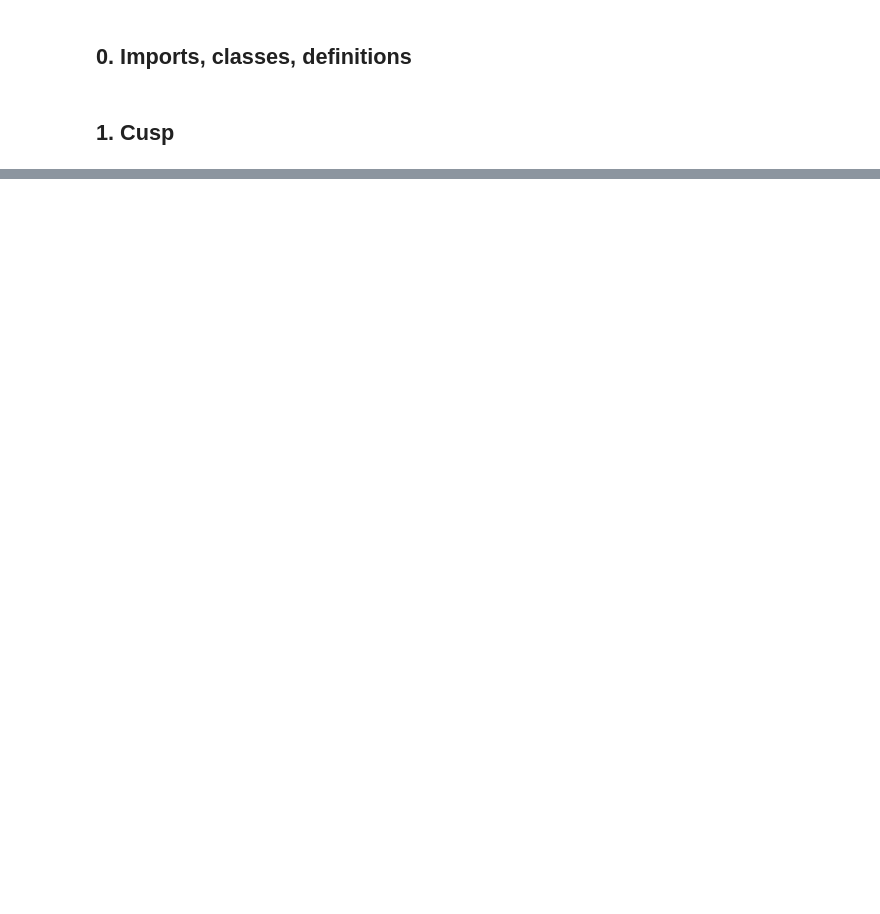
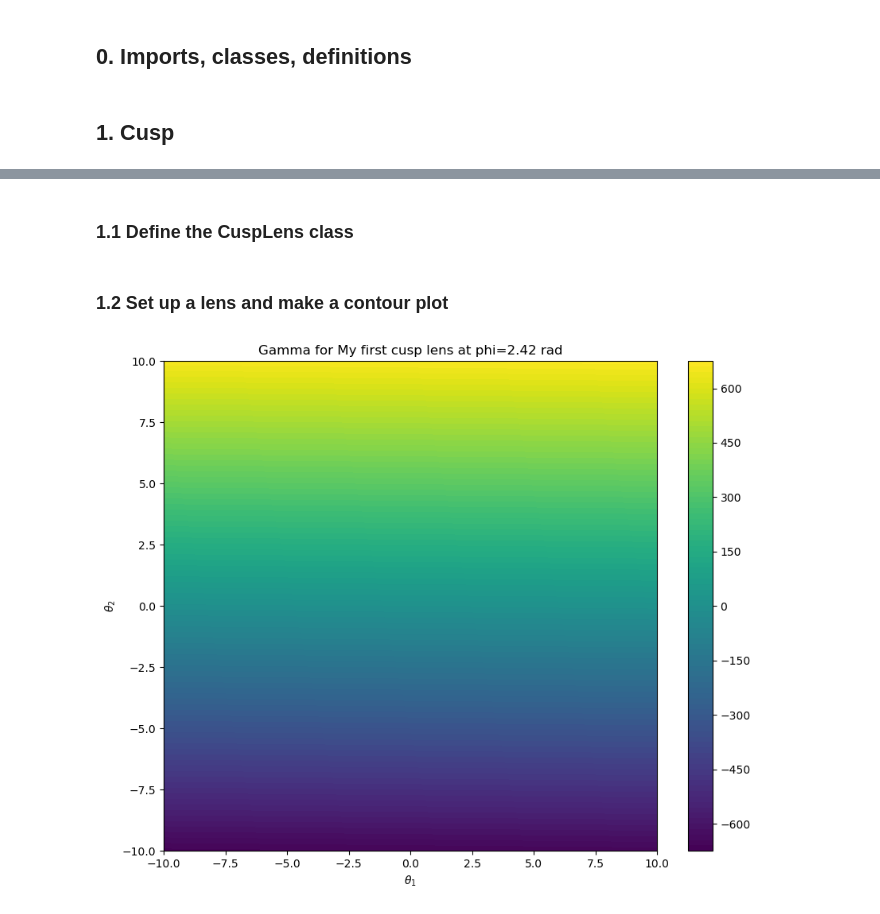
Before and after one commit to chrisharhaw/Optical_Drift_Effects, a Jupyter notebook: notebooks/caustics.ipynb, the cells around one changed output, grey strips where cells are left out. Cells and saved outputs as stored; diff of their text form; code cells hidden in the pictures; blank space fills up the shorter version.

Commit message:
Added contour plot in a cusp to caustics.ipynb

```diff
--- a/notebooks/caustics.ipynb
+++ b/notebooks/caustics.ipynb
@@ -22,11 +54,48 @@ $$u_2 = b\,\theta_1\,\theta_2 + a\,\theta_2^3$$
+# %% [markdown]
+### **1.1 Define the CuspLens class**
 # %%
 class CuspLens:
-    def __init__(self, a: float, b: float, c: float):
+    def __init__(self, b: float, c: float, a: float = 1., name: str = "Cusp Lens") -> None:
         self.a = a
         self.b = b
         self.c = c
+        self.name = name
         return
 
-    def cusp_lensing_map(theta1: np.typing.NDArray, theta2: np.typing.NDArray) -> Any:
-    u1 = self.c * theta1 + self.b / 2 * th
-    return
+    def cusp_lensing_map(self, theta1: np.typing.NDArray, theta2: np.typing.NDArray) -> Any:
+        u1 = self.c * theta1 + self.b / 2 * theta2**2
+        u2 = self.b * theta1 * theta2 + self.a * theta2**3
+        return u1, u2
+
+    def gamma(self, phi: float, theta1: np.typing.NDArray, theta2: np.typing.NDArray) -> Any:
+        return self.a * np.sin(phi) * theta2**3 + self.b / 2 * np.cos(phi) * theta2**2 + self.b * np.sin(phi) * theta1 * theta2   + np.cos(phi) * self.c * theta1
+
+
+    def gamma2(self, phi: float, theta1: np.typing.NDArray, theta2: np.typing.NDArray) -> Any:
+        u1, u2 = self.cusp_lensing_map(theta1, theta2)
+        gamma = np.cos(phi) * u1 + np.sin(phi) * u2
+        return gamma
+# %% [markdown]
+### **1.2 Set up a lens and make a contour plot**
+# %%
+cl = CuspLens(a=1., b=0., c=-0.8, name="My first cusp lens")
+
+
+
+V1_range = [-10., 10.]
+V2_range = [-10., 10.]
+
+phi = 0.77 * np.pi
+
+V1, V2 = np.meshgrid(V1_range, V2_range)
+
+gamma = cl.gamma2(phi=phi, theta1=V1, theta2=V2)
+fig, ax = plt.subplots(figsize=(10, 8))
+plt.contourf(V1, V2, gamma, levels=100)
+plt.colorbar()
+ax.set_xlabel(r"$\theta_1$")
+ax.set_ylabel(r"$\theta_2$")
+ax.set_title(f"Gamma for {cl.name} at phi={phi:.2f} rad")
+plt.show()
+# %% [output]
+[figure, added]
```
Also changed, not shown: parts of 3 cells of this notebook.
